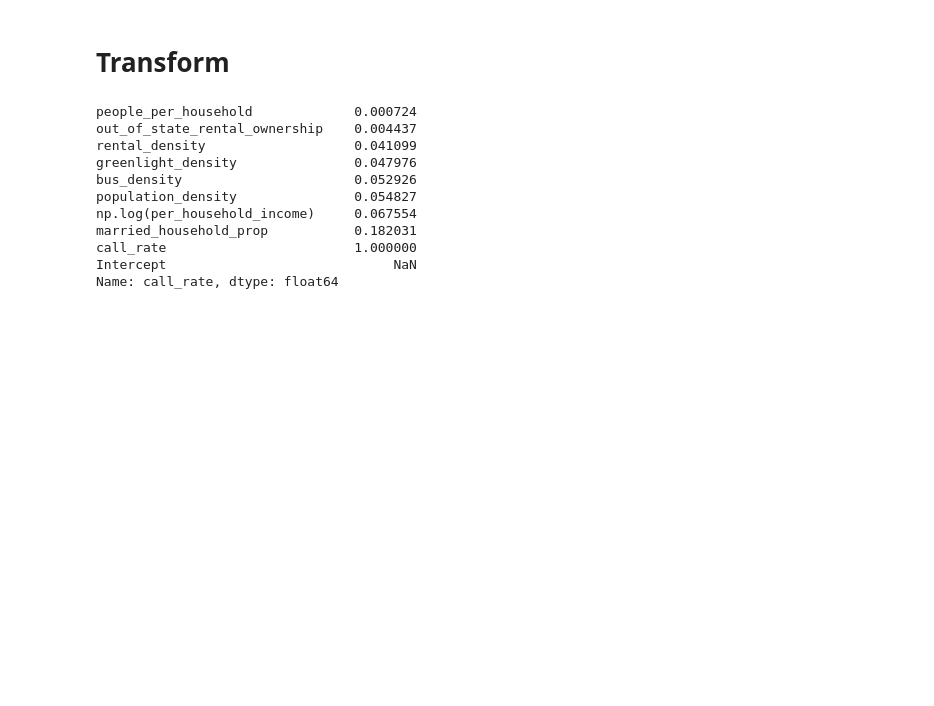
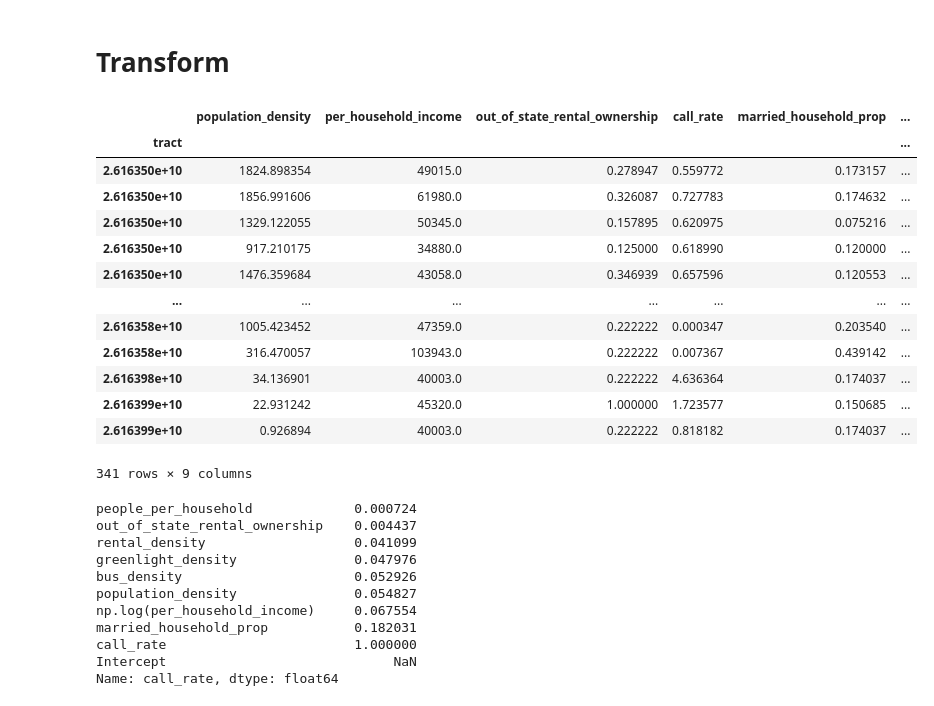
Before and after one commit to ahakso/detroit, a Jupyter notebook: shame_correlations.ipynb, the cells around one changed output. Saved outputs shown, nothing was run; the diff lists cells and outputs as text; code cells hidden in the pictures; blank space fills up the shorter version.

```diff
--- a/shame_correlations.ipynb
+++ b/shame_correlations.ipynb
@@ -52,7 +53,6 @@ ViolenceCalls(decennial_census_year=2010, verbose=False).construct_feature(targe
 KeyboardInterrupt:
 # %%
 target_geo_grain = "tract"
-feat_list = []
 feature_objects = [
     Population(
         decennial_census_year=2010, population_data_path="population", verbose=False
@@ -71,17 +71,6 @@ feature_objects = [
     ProjectGreenlightLocations(decennial_census_year=2010),
 ]
 
-assert np.all([f.decennial_census_year == 2010 for f in feature_objects]), 'inconsistent census year'
-
-for obj in feature_objects:
-    feat = obj.load_cached_features(target_geo_grain)
-    feat_list.append(feat)
-
-feat_df = pd.concat(
-    feat_list,
-    axis=1,
-)
-
-feat_df = feat_df.assign(violence_calls = lambda x: x.violence_calls.fillna(0))
+feat_df = concatenate_features(feature_objects,'tract')
 # %% [markdown]
 # Transform
@@ -134,3 +77,21 @@ df.loc[:,cols_with_nulls] = imputer.fit_transform(df.loc[:,cols_with_nulls,])
+# %%
+from munge_features import transform_1
+transform_1(feat_df)
+# %% [output]
+|  | population_density | per_household_income | out_of_state_rental_ownership | call_rate | married_household_prop | ... |
+| tract |  |  |  |  |  | ... |
+| 2.616350e+10 | 1824.898354 | 49015.0 | 0.278947 | 0.559772 | 0.173157 | ... |
+| 2.616350e+10 | 1856.991606 | 61980.0 | 0.326087 | 0.727783 | 0.174632 | ... |
+| 2.616350e+10 | 1329.122055 | 50345.0 | 0.157895 | 0.620975 | 0.075216 | ... |
+| 2.616350e+10 | 917.210175 | 34880.0 | 0.125000 | 0.618990 | 0.120000 | ... |
+| 2.616350e+10 | 1476.359684 | 43058.0 | 0.346939 | 0.657596 | 0.120553 | ... |
+| ... | ... | ... | ... | ... | ... | ... |
+| 2.616358e+10 | 1005.423452 | 47359.0 | 0.222222 | 0.000347 | 0.203540 | ... |
+| 2.616358e+10 | 316.470057 | 103943.0 | 0.222222 | 0.007367 | 0.439142 | ... |
+| 2.616398e+10 | 34.136901 | 40003.0 | 0.222222 | 4.636364 | 0.174037 | ... |
+| 2.616399e+10 | 22.931242 | 45320.0 | 1.000000 | 1.723577 | 0.150685 | ... |
+| 2.616399e+10 | 0.926894 | 40003.0 | 0.222222 | 0.818182 | 0.174037 | ... |
+341 rows × 9 columns
 # %%
 formula_bones = "call_rate ~ " + '\n+ '.join([x for x in df.columns if ('call_rate' not in x)])
 formula = formula_bones.replace('per_household_income','np.log(per_household_income)')
```
Also changed, not shown: parts of 2 cells of this notebook, 2 other files.
